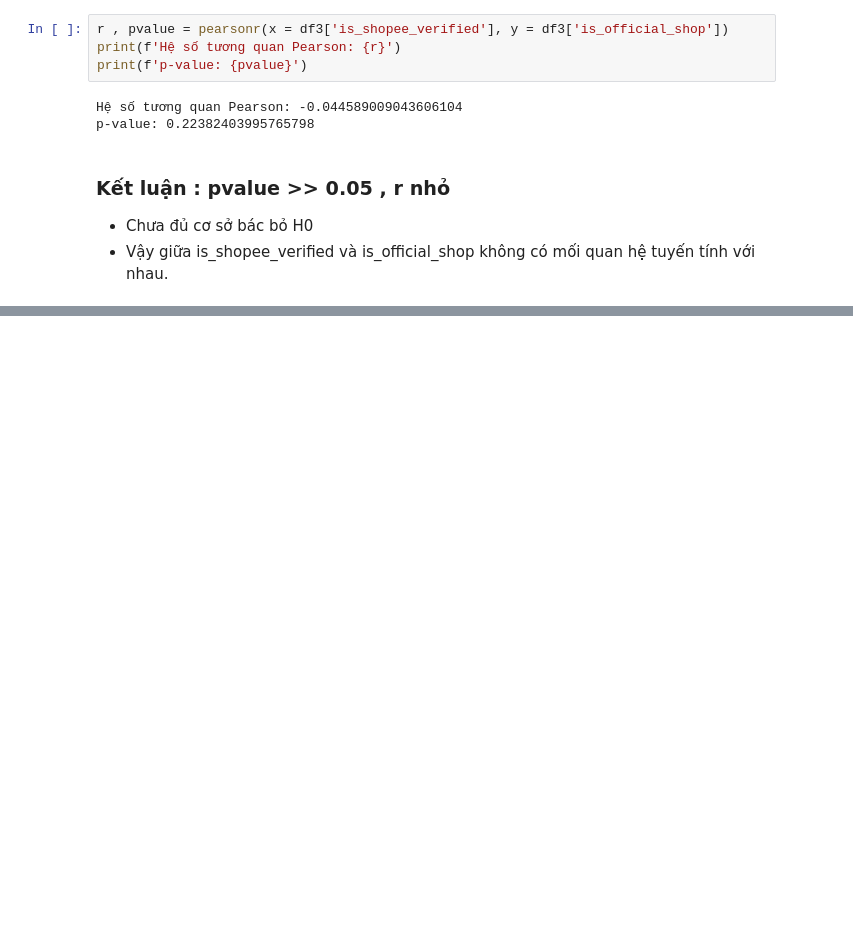
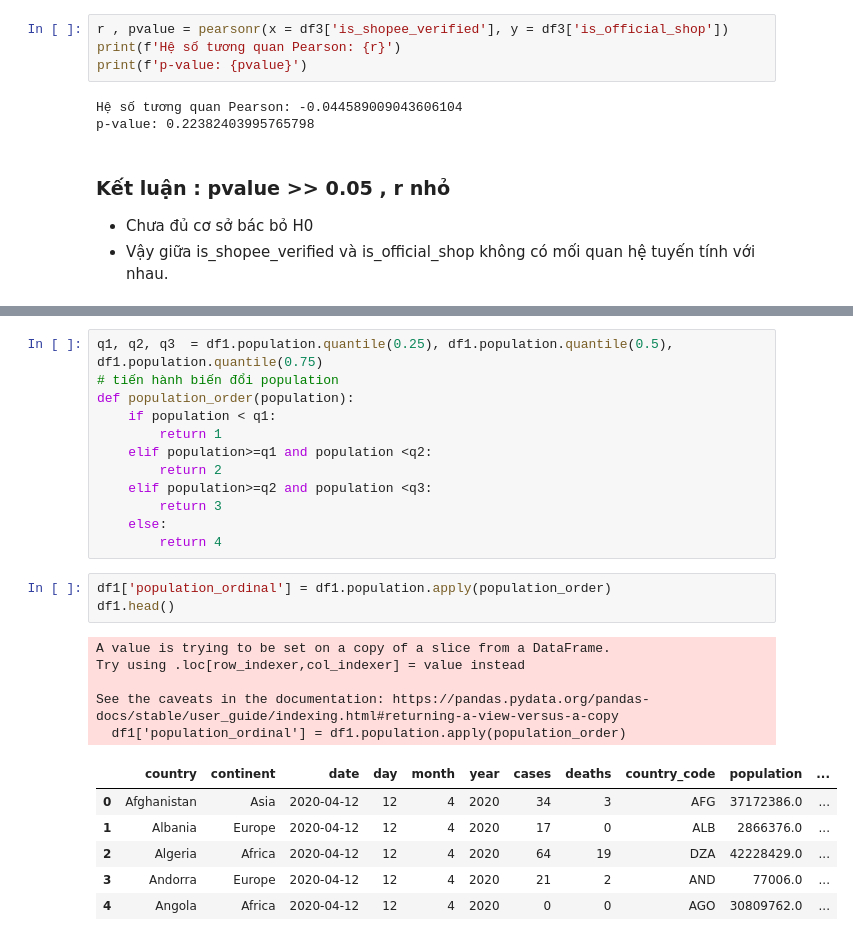
Before and after one commit to ShinNgao12/CodeGym_DA, a Jupyter notebook: Demo_KiemDinhTuongQuan.ipynb, the cells around one changed output, grey strips where cells are left out. Drawn from its saved outputs; the diff is of its cells as text; blank space fills up the shorter version.

```diff
--- a/Demo_KiemDinhTuongQuan.ipynb
+++ b/Demo_KiemDinhTuongQuan.ipynb
@@ -186,0 +255,27 @@ p-value: 0.22382403995765798
+# %%
+q1, q2, q3  = df1.population.quantile(0.25), df1.population.quantile(0.5), df1.population.quantile(0.75)
+# tiến hành biến đổi population
+def population_order(population):
+    if population < q1:
+        return 1
+    elif population>=q1 and population <q2:
+        return 2
+    elif population>=q2 and population <q3:
+        return 3
+    else:
+        return 4
+# %%
+df1['population_ordinal'] = df1.population.apply(population_order)
+df1.head()
+# %% [output]
+A value is trying to be set on a copy of a slice from a DataFrame.
+Try using .loc[row_indexer,col_indexer] = value instead
+
+See the caveats in the documentation: https://pandas.pydata.org/pandas-docs/stable/user_guide/indexing.html#returning-a-view-versus-a-copy
+  df1['population_ordinal'] = df1.population.apply(population_order)
+|  | country | continent | date | day | month | year | cases | deaths | country_code | population | ... |
+| 0 | Afghanistan | Asia | 2020-04-12 | 12 | 4 | 2020 | 34 | 3 | AFG | 37172386.0 | ... |
+| 1 | Albania | Europe | 2020-04-12 | 12 | 4 | 2020 | 17 | 0 | ALB | 2866376.0 | ... |
+| 2 | Algeria | Africa | 2020-04-12 | 12 | 4 | 2020 | 64 | 19 | DZA | 42228429.0 | ... |
+| 3 | Andorra | Europe | 2020-04-12 | 12 | 4 | 2020 | 21 | 2 | AND | 77006.0 | ... |
+| 4 | Angola | Africa | 2020-04-12 | 12 | 4 | 2020 | 0 | 0 | AGO | 30809762.0 | ... |
```
Also changed, not shown: parts of 16 cells of this notebook, 1 other file.
